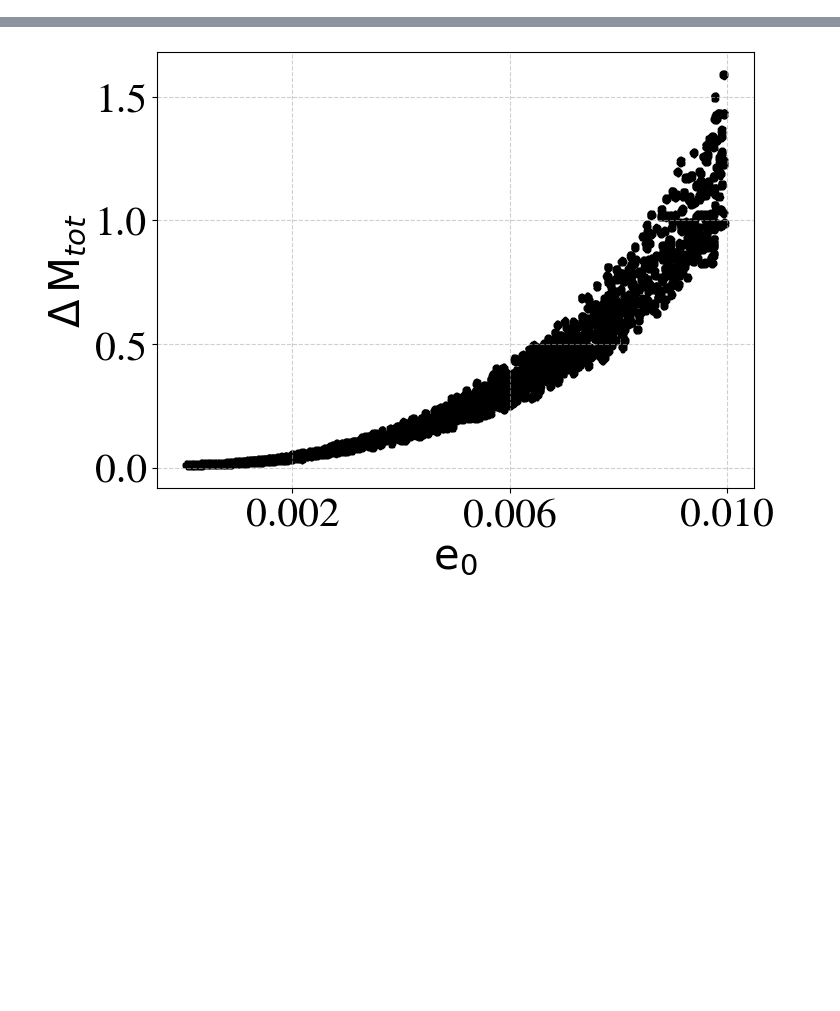
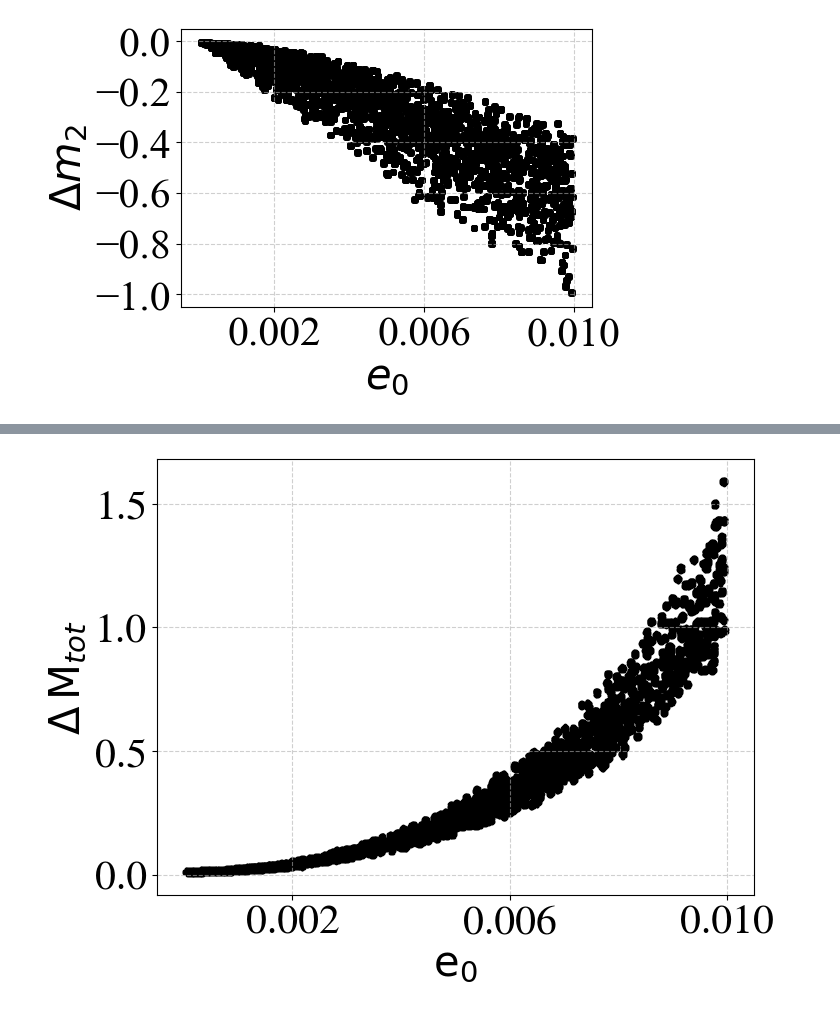
Before and after one commit to Brightshinesunny/Project, a Jupyter notebook: Untitled74.ipynb, the cells around one changed output, grey strips where cells are left out. Saved outputs shown, nothing was run; the diff lists cells and outputs as text; code cells hidden in the pictures; blank space fills up the shorter version.

```diff
--- a/Untitled74.ipynb
+++ b/Untitled74.ipynb
@@ -103,0 +102,44 @@ Saving dmtotal_vs_e0_digitized.csv to dmtotal_vs_e0_digitized (1).csv
+# %%
+import matplotlib.pyplot as plt
+import matplotlib.font_manager as fm
+import pandas as pd
+
+# Times New Roman TTF 업로드해서 등록했다는 가정
+font_path = "Times New Roman.ttf"
+prop = fm.FontProperties(fname=font_path)
+
+df = pd.read_csv("dm2_vs_e0_digitized.csv")
+
+plt.figure(figsize=(6,4))  # 그림 자체 크기
+
+plt.scatter(df['e0'], df['Delta_m2'], s=6, color='black')
+
+# 라벨 크게 (예: 20pt)
+plt.xlabel(r"$e_{0}$", fontproperties=prop, fontsize=30)
+plt.ylabel(r"$\Delta m_{2}$", fontproperties=prop, fontsize=30)
+
+# 눈금에도 Times 계열 적용
+ax = plt.gca()
+ax.set_xticks([0.002, 0.006, 0.010])
+
+
+# 눈금 글씨체 적용
+#for label in ax.get_xticklabels() + ax.get_yticklabels():
+#    label.set_fontproperties(prop)
+
+# X축 눈금 숫자 크기 25
+for label in ax.get_xticklabels():
+    label.set_fontproperties(prop)
+    label.set_fontsize(30)
+
+# Y축 눈금 숫자 크기 30
+for label in ax.get_yticklabels():
+    label.set_fontproperties(prop)
+    label.set_fontsize(30)
+
+plt.grid(True, linestyle='--', alpha=0.6)
+plt.tight_layout()
+plt.savefig("plot.pdf")  # LaTeX에 includegraphics로 삽입
+plt.show()
+# %% [output]
+[figure, added]
```
Also changed, not shown: parts of 14 cells of this notebook.
